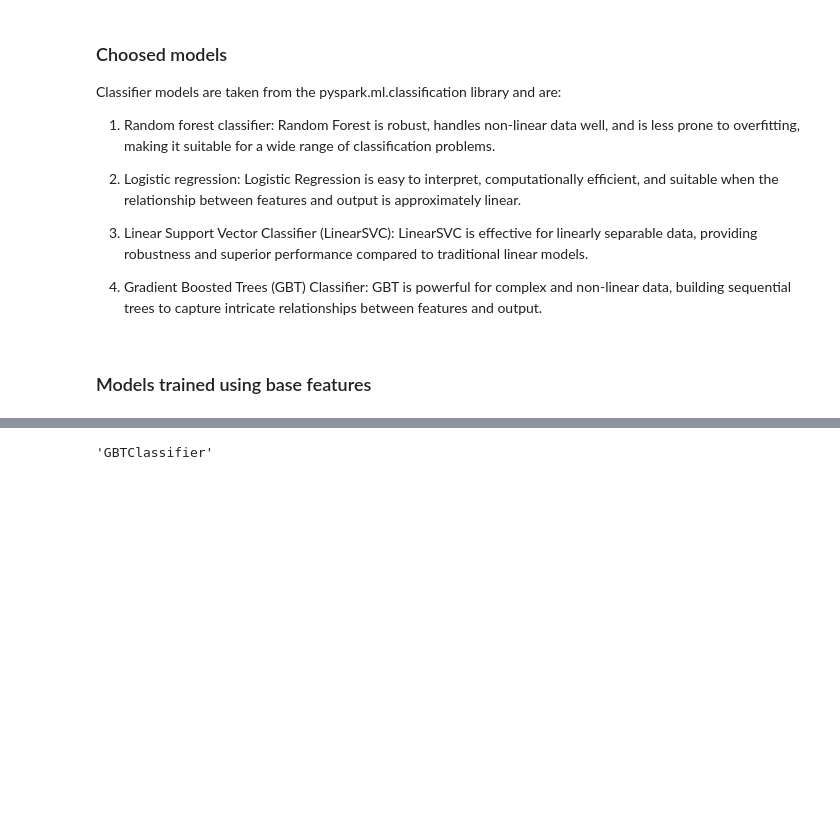
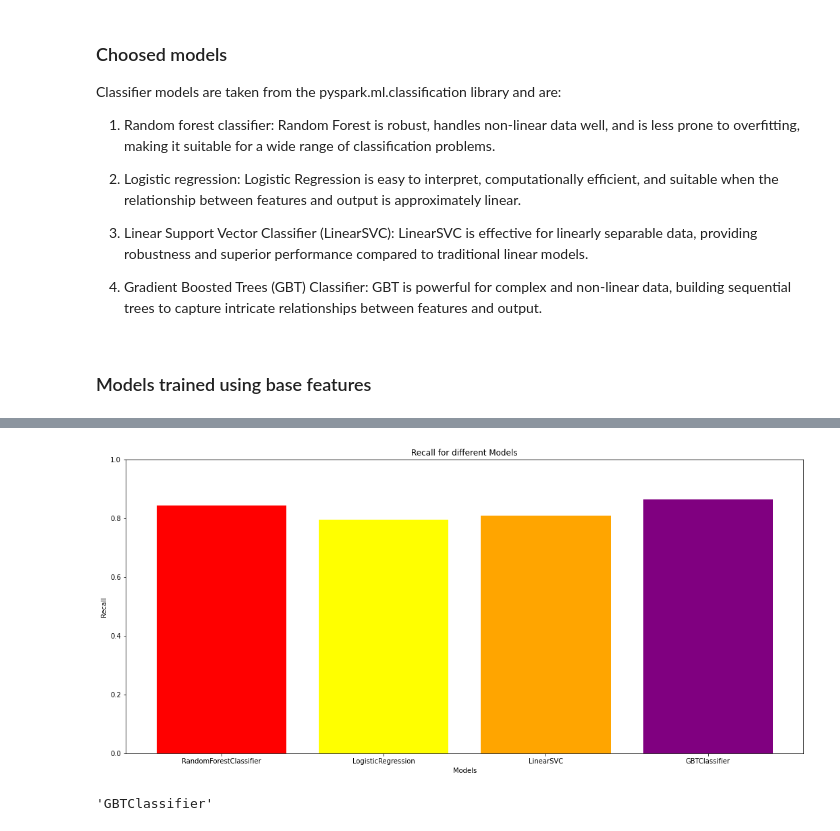
Before and after one commit to simonegramegna/URLs_mining, a Jupyter notebook: URLs_mining.ipynb, the cells around one changed output, grey strips where cells are left out. Drawn from its saved outputs; the diff is of its cells as text; code cells hidden in the pictures; blank space fills up the shorter version.

```diff
--- a/URLs_mining.ipynb
+++ b/URLs_mining.ipynb
@@ -658,3 +692,12 @@ Recall of LinearSVC: 0.808
+# %%
+plt.bar(model_names, recall_values, color=colors)
+plt.title('Recall for different Models')
+plt.xlabel('Models')
+plt.ylabel('Recall')
+plt.ylim([0, 1])
+plt.show()
+# %% [output]
+[figure, added]
 # %%
 best_classifier = max(base_classifiers_results, key=lambda x: base_classifiers_results[x]['accuracy'])
 best_classifier
```
Also changed, not shown: parts of 29 cells of this notebook, 2 other files.
